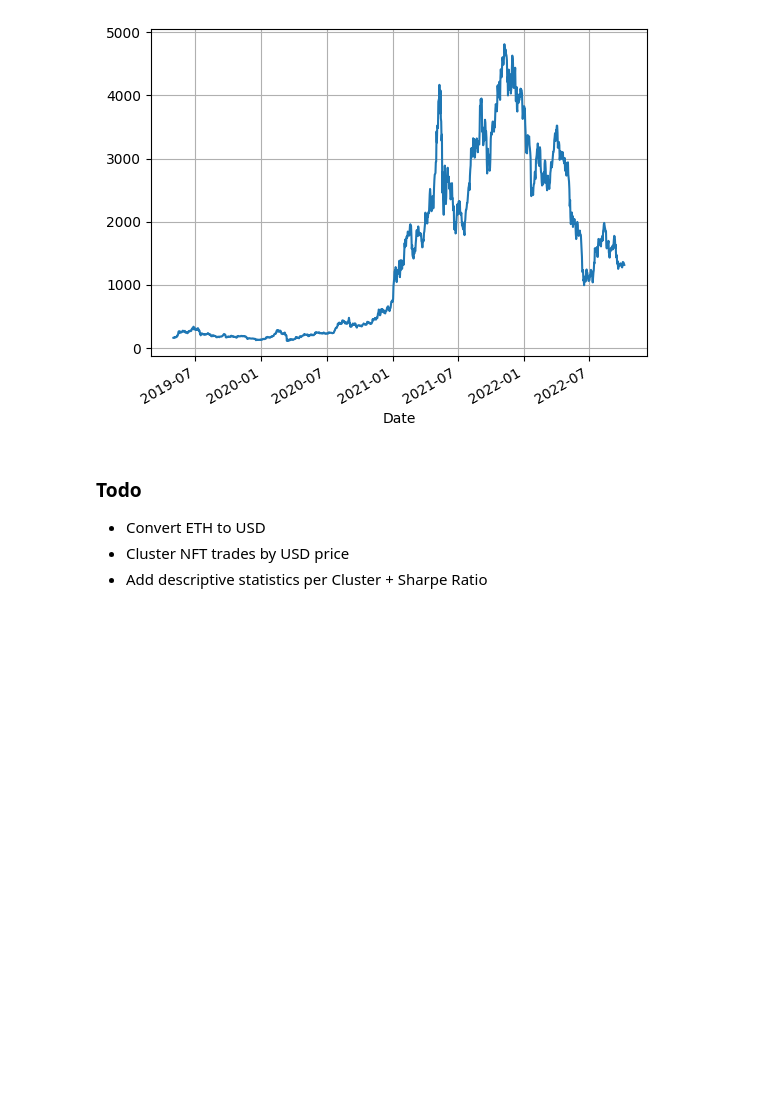
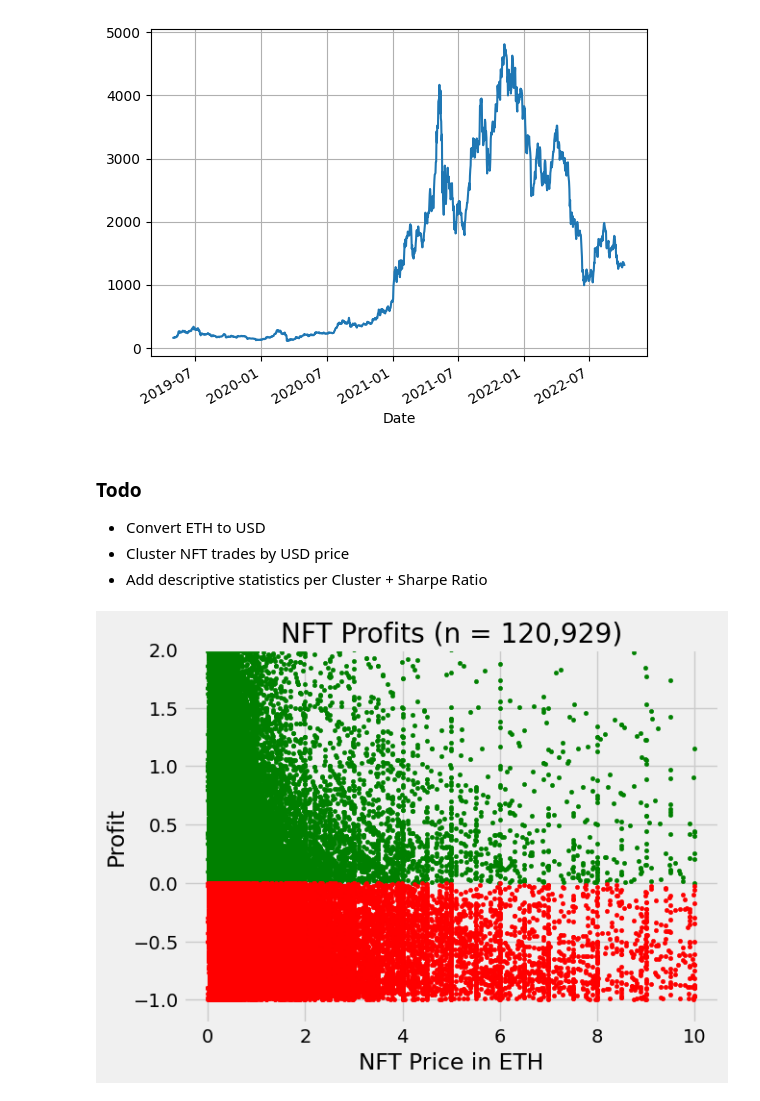
Before and after one commit to vfcapital/bachelor-thesis, a Jupyter notebook: bachelorthesis/nft_analysis.ipynb, the cells around one changed output. Cells and saved outputs as stored; diff of their text form; code cells hidden in the pictures; blank space fills up the shorter version.

Commit message:
nft profit analysis

```diff
--- a/bachelorthesis/nft_analysis.ipynb
+++ b/bachelorthesis/nft_analysis.ipynb
@@ -64,3 +48,27 @@ eth_usd["Close**"].plot(grid=True)
 - Convert ETH to USD
 - Cluster NFT trades by USD price
 - Add descriptive statistics per Cluster + Sharpe Ratio
+# %%
+nft_profits.timedelta = pd.to_timedelta(nft_profits.timedelta, unit ="D")
+# %%
+pos_profit = nft_profits[(nft_profits["profit"]>0) & (nft_profits["first_trade"] < 10)][["first_trade","profit"]]
+neg_profit = nft_profits[(nft_profits["profit"]<0) & (nft_profits["first_trade"] < 10)][["first_trade","profit"]]
+
+plt.style.use('fivethirtyeight')
+
+plt.scatter(x=pos_profit.first_trade, y=pos_profit.profit, color='g', marker='.')
+plt.scatter(x=neg_profit.first_trade, y=neg_profit.profit, color='r', marker='.')
+
+plt.title("NFT Profits (n = 120,929)")
+
+plt.ylabel("Profit")
+plt.xlabel("NFT Price in ETH")
+
+#plt.xlim(0,60)
+plt.ylim(-1.2, 2)
+
+plt.savefig("nft_profits.png", dpi=100, bbox_inches='tight')
+
+plt.show()
+# %% [output]
+[figure, added]
```
Also changed, not shown: parts of 4 cells of this notebook, 1 other file.
